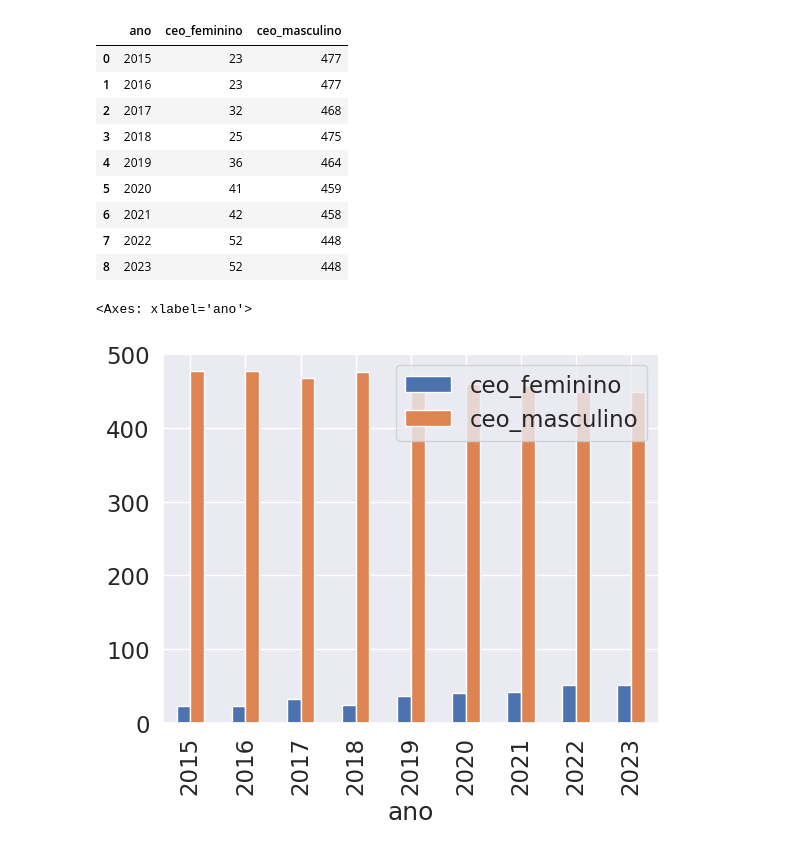
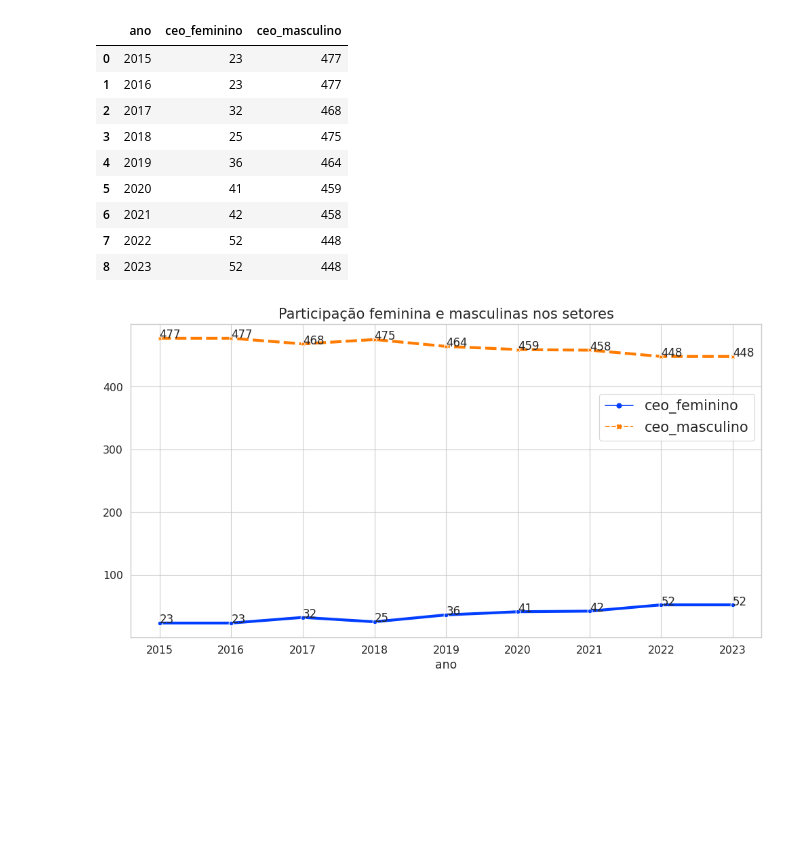
Before and after one commit to kaladabrio2020/AnalisandoFortunas, a Jupyter notebook: Analise.ipynb, the cells around one changed output. Drawn from its saved outputs; the diff is of its cells as text; code cells hidden in the pictures; blank space fills up the shorter version.

Commit message:
data1000

```diff
--- a/Analise.ipynb
+++ b/Analise.ipynb
@@ -327,8 +332,19 @@ dataGenero
 | 8 | 2023 | 52 | 448 |
 # %%
 dataGenero = dataGenero.set_index('ano')
-# %%
-dataGenero.plot.bar()
-# %% [output]
-<Axes: xlabel='ano'>
-[figure, removed]
+# %%
+plt.figure(figsize=(12,6))
+sea.set_theme(context='paper',style='whitegrid',palette='bright')
+sea.set_context("paper", font_scale=1.29)
+
+sea.lineplot(dataGenero,dashes=True,markers=True,linewidth=3)
+
+plt.title('Participação feminina e masculinas nos setores',fontsize=15)
+plt.legend( bbox_to_anchor=(1, -0.2, 0, 1),fontsize=15 )
+for i in dataGenero.reset_index().iterrows():
+    plt.text(i[1][0],i[1][2],f'{i[1][2]}',fontsize=12)
+    plt.text(i[1][0],i[1][1],f'{i[1][1]}',fontsize=12)
+
+plt.show()
+# %% [output]
+[figure, added]
```
Also changed, not shown: parts of 8 cells of this notebook.
